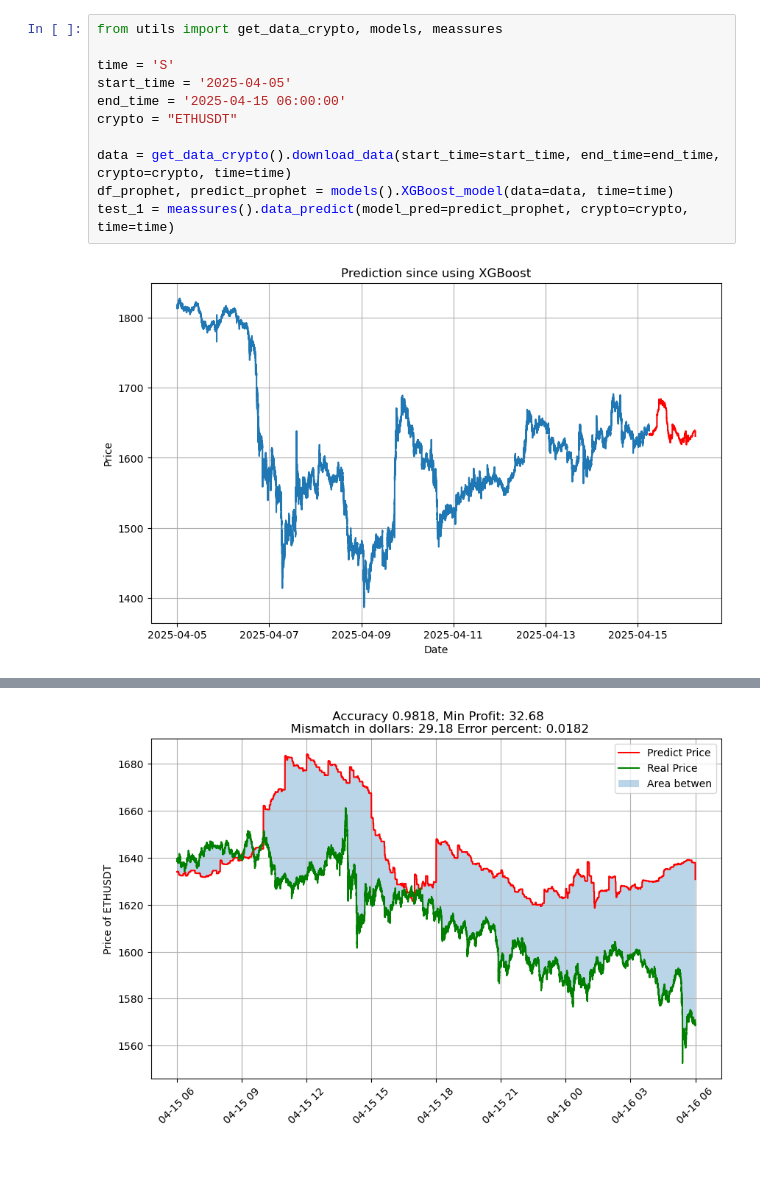
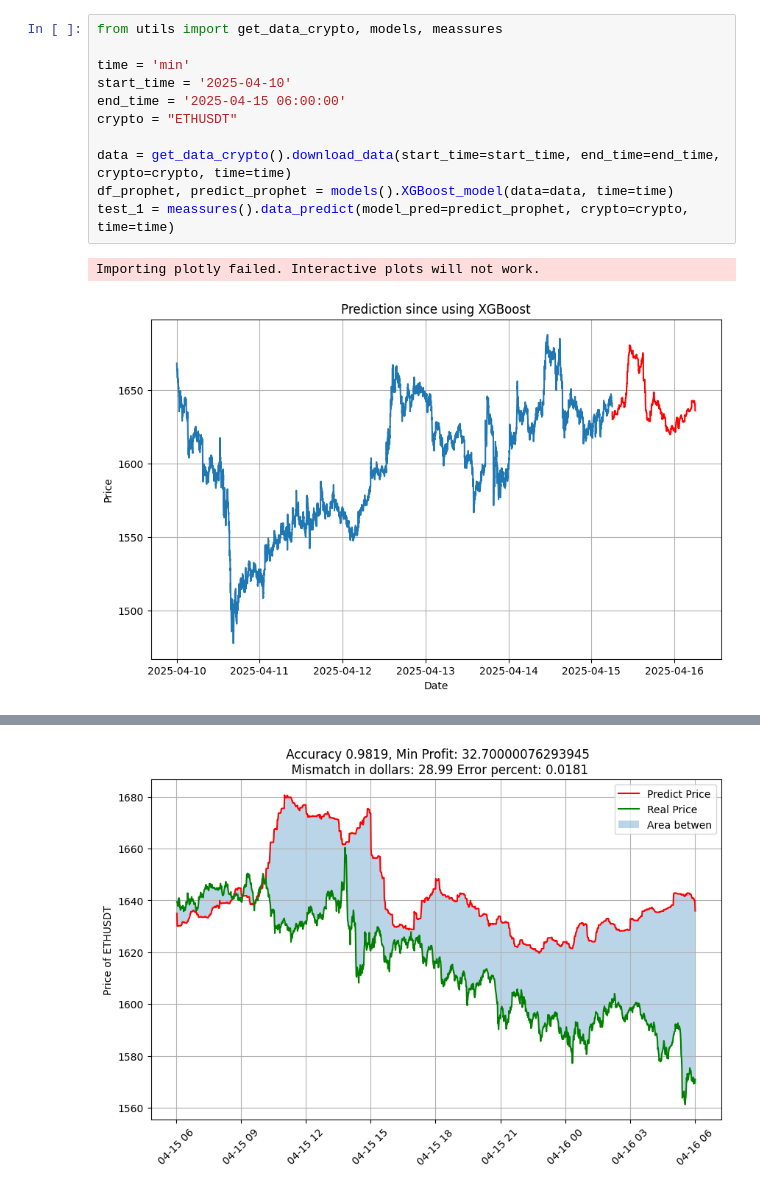
Before and after one commit to Santiagosphysics/FinalHeimdall, a Jupyter notebook: XGBoost.ipynb, the cells around one changed output, grey strips where cells are left out. Drawn from its saved outputs; the diff is of its cells as text; blank space fills up the shorter version.

```diff
--- a/XGBoost.ipynb
+++ b/XGBoost.ipynb
@@ -1,13 +1,14 @@
 # %%
 from utils import get_data_crypto, models, meassures
 
-time = 'S'
-start_time = '2025-04-05'
+time = 'min'
+start_time = '2025-04-10'
 end_time = '2025-04-15 06:00:00'
 crypto = "ETHUSDT"
 
 data = get_data_crypto().download_data(start_time=start_time, end_time=end_time, crypto=crypto, time=time)
 df_prophet, predict_prophet = models().XGBoost_model(data=data, time=time)
 test_1 = meassures().data_predict(model_pred=predict_prophet, crypto=crypto, time=time)
 # %% [output]
+Importing plotly failed. Interactive plots will not work.
-[figure, old version]
+[figure, new version]
@@ -28 +15 @@ test_1 = meassures().data_predict(model_pred=predict_prophet, crypto=crypto, tim
-[figure, old version]
+[figure, new version]
```
Also changed, not shown: parts of 5 cells of this notebook, 5 other files.
